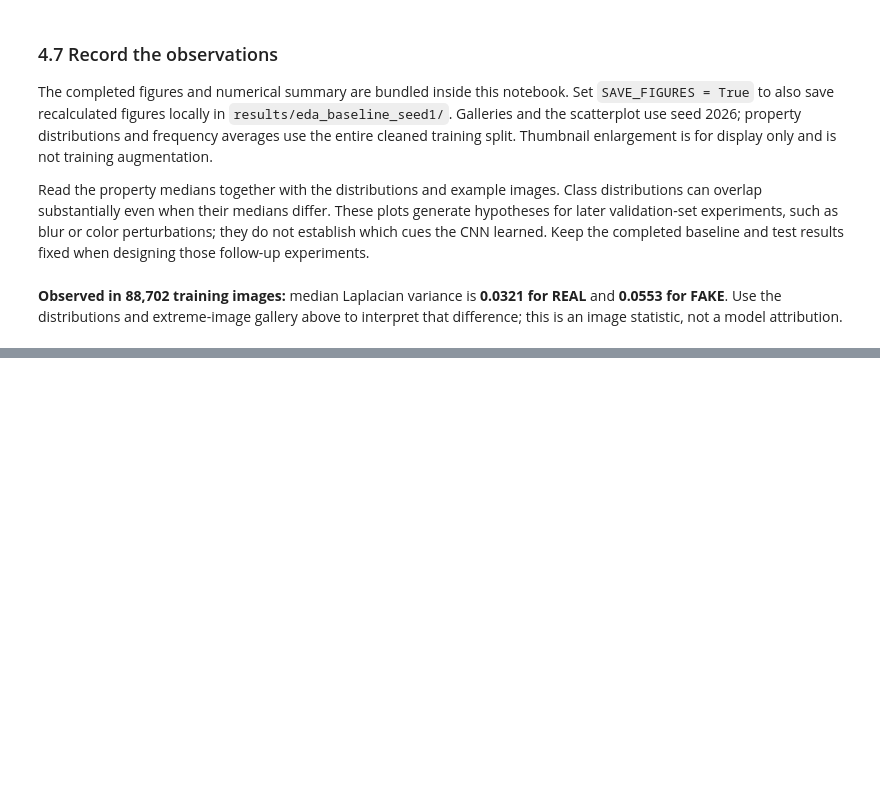
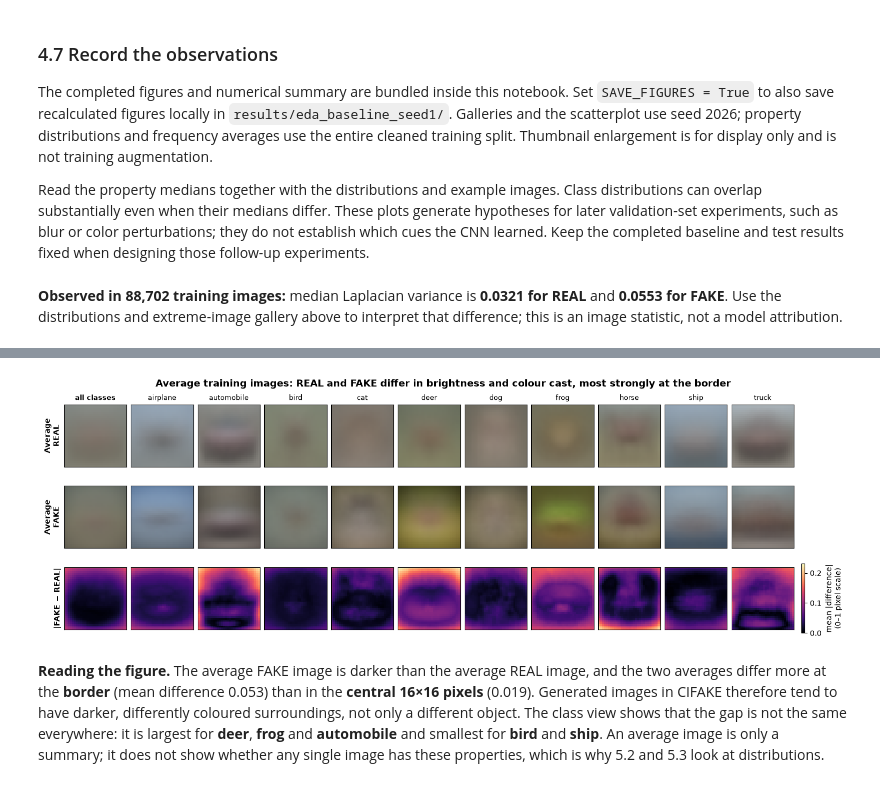
Before and after one commit to adamp-22/kandy, a Jupyter notebook: phase1/01_training_data_exploration.ipynb, the cells around one changed output, grey strips where cells are left out. Saved outputs shown, nothing was run; the diff lists cells and outputs as text; code cells hidden in the pictures; blank space fills up the shorter version.

```diff
--- a/phase1/01_training_data_exploration.ipynb
+++ b/phase1/01_training_data_exploration.ipynb
@@ -1548,0 +1670,34 @@ These statistics describe the training data only. They show what a model *could*
+# %%
+mean_images = extra["mean_images"]  # label (0 FAKE, 1 REAL) × (all, 10 classes) × 32 × 32 × 3
+difference = np.abs(mean_images[0] - mean_images[1]).mean(axis=-1)
+column_names = ["all classes"] + list(OBJECT_NAMES)
+fig, axes = plt.subplots(3, 11, figsize=(15, 4.9), layout="constrained")
+vmax = float(difference.max())
+for col in range(11):
+    for row, (name, label) in enumerate((("REAL", 1), ("FAKE", 0))):
+        axes[row, col].imshow(np.clip(mean_images[label, col], 0, 1), interpolation="nearest")
+    heat = axes[2, col].imshow(difference[col], cmap="magma", vmin=0, vmax=vmax, interpolation="nearest")
+    axes[0, col].set_title(column_names[col], fontsize=9.5, fontweight="bold" if col == 0 else "normal")
+    for ax in axes[:, col]:
+        ax.set_xticks([]); ax.set_yticks([])
+for row, text in enumerate(("Average\nREAL", "Average\nFAKE", "|FAKE − REAL|")):
+    axes[row, 0].set_ylabel(text, fontsize=10, fontweight="bold")
+fig.colorbar(heat, ax=axes[2, :], shrink=0.9, pad=0.01, label="mean |difference|\n(0–1 pixel scale)")
+fig.suptitle("Average training images: REAL and FAKE differ in brightness and colour cast, most strongly at the border",
+             fontsize=13, fontweight="bold")
+finish_eda_figure(fig, "08_average_images")
+
+centre = np.zeros((32, 32), bool); centre[8:24, 8:24] = True
+gap = [float(difference[c].mean()) for c in range(1, 11)]
+order = np.argsort(gap)[::-1]
+display(Markdown(
+    f"**Reading the figure.** The average FAKE image is darker than the average REAL image, and the two averages differ more at the **border** "
+    f"(mean difference {difference[0][~centre].mean():.3f}) than in the **central 16×16 pixels** ({difference[0][centre].mean():.3f}). "
+    "Generated images in CIFAKE therefore tend to have darker, differently coloured surroundings, not only a different object. "
+    f"The class view shows that the gap is not the same everywhere: it is largest for **{OBJECT_NAMES[order[0]]}**, **{OBJECT_NAMES[order[1]]}** and "
+    f"**{OBJECT_NAMES[order[2]]}** and smallest for **{OBJECT_NAMES[order[-1]]}** and **{OBJECT_NAMES[order[-2]]}**. "
+    "An average image is only a summary; it does not show whether any single image has these properties, which is why 5.2 and 5.3 look at distributions."
+))
+# %% [output]
+[figure, added]
+**Reading the figure.** The average FAKE image is darker than the average REAL image, and the two averages differ more at the **border** (mean difference 0.053) than in the **central 16×16 pixels** (0.019). Generated images in CIFAKE therefore tend to have darker, differently coloured surroundings, not only a different object. The class view shows that the gap is not the same everywhere: it is largest for **deer**, **frog** and **automobile** and smallest for **bird** and **ship**. An average image is only a summary; it does not show whether any single image has these properties, which is why 5.2 and 5.3 look at distributions.
```
Also changed, not shown: parts of 15 cells of this notebook, 3 other files.
